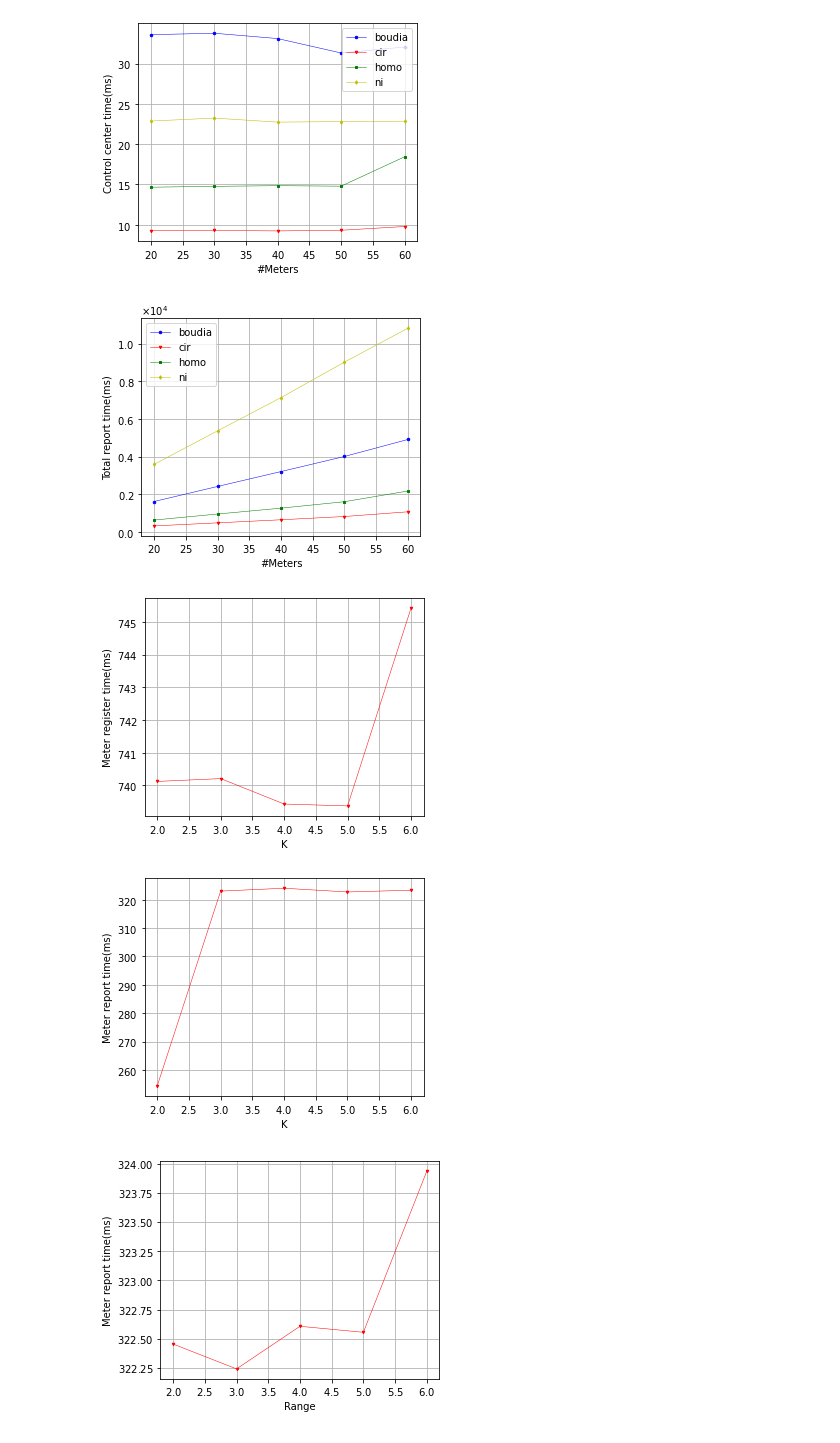
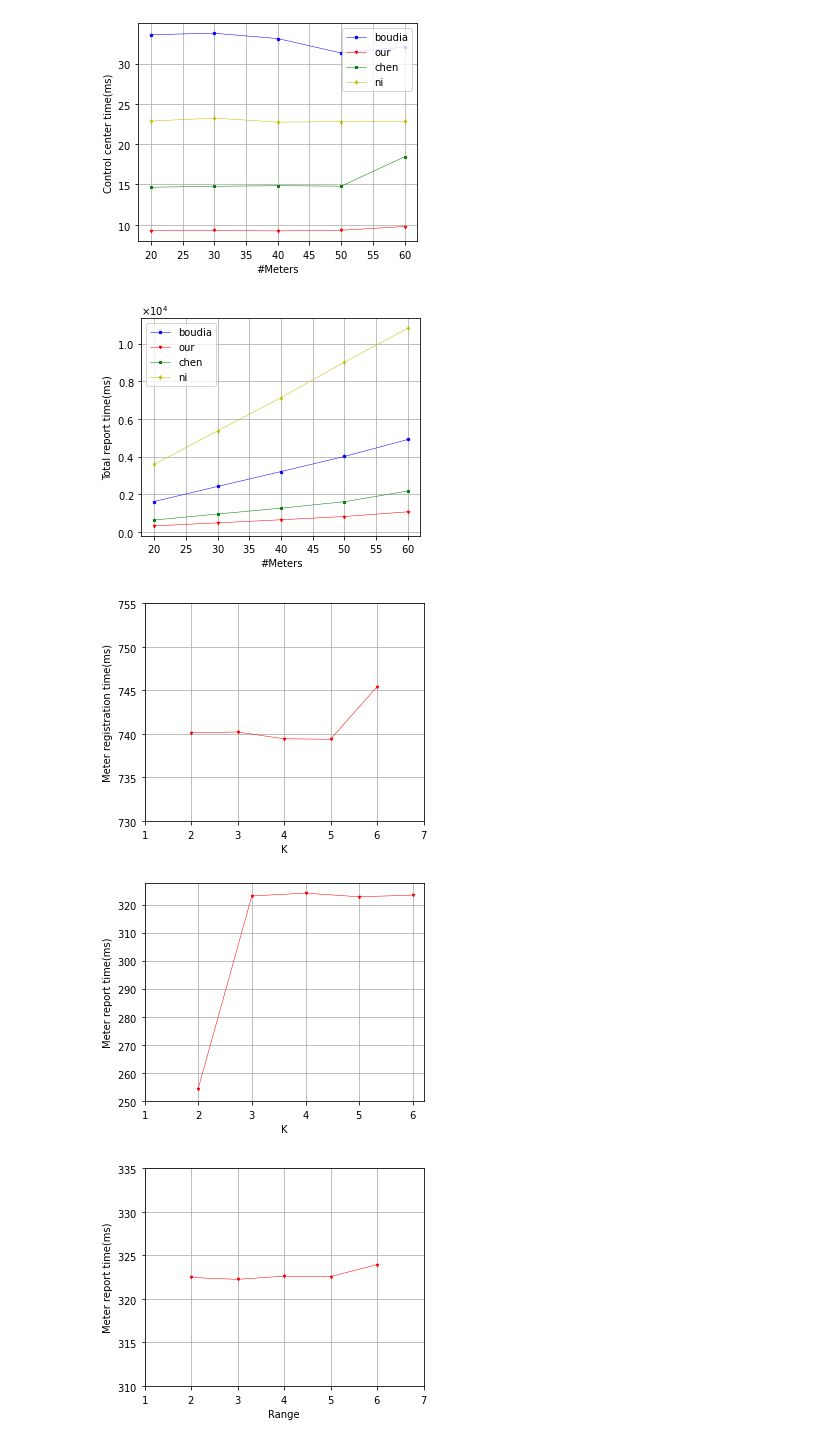
Before and after one commit to SevenBruce/CirAggregation, a Jupyter notebook: python/experments_fig.ipynb, the cells around one changed output. Drawn from its saved outputs; the diff is of its cells as text; code cells hidden in the pictures.

```diff
--- a/python/experments_fig.ipynb
+++ b/python/experments_fig.ipynb
@@ -127,7 +128,7 @@ for i, e, f in zip(range(0,4), exp_name, rep_func):
     host_df = avg_df_midx.loc[('raspberrypi', e, f)]
     x = host_df.index
     y = host_df.meter_time/1e6
-    plt.plot(x, y, marker=markers[i], color=color[i], label=e)
+    plt.plot(x, y, marker=markers[i], color=color[i], label=name_map[e])
 
 plt.xlabel('#Meters')
 plt.ylabel('Meter report time(ms)')
@@ -147,10 +148,10 @@ for i, e, f in zip(range(0,4), exp_name, rep_func):
     host_df = avg_df_midx.loc[('BruceChen', e, f)]
     x = host_df.index
     y = host_df['agg']/1e6
-    plt.plot(x, y, marker=markers[i], color=color[i], label=e)
+    plt.plot(x, y, marker=markers[i], color=color[i], label=name_map[e])
 
 plt.xlabel('#Meters')
-plt.ylabel('Aggragater time(ms)')
+plt.ylabel('Aggregator registration time(ms)')
 plt.ticklabel_format(axis='y', style='sci', scilimits=(-4, 3))
 plt.grid()
 plt.legend()
@@ -167,7 +168,7 @@ for i, e, f in zip(range(0,4), exp_name, rep_func):
     host_df = avg_df_midx.loc[('BruceChen', e, f)]
     x = host_df.index
     y = host_df.control/1e6
-    plt.plot(x, y, marker=markers[i], color=color[i], label=e)
+    plt.plot(x, y, marker=markers[i], color=color[i], label=name_map[e])
 
 plt.xlabel('#Meters')
 plt.ylabel('Control center time(ms)')
@@ -188,7 +189,7 @@ for i, e, f in zip(range(0,4), exp_name, rep_func):
     host_df = avg_df_midx.loc[('BruceChen', e, f)]
     x = rap_df.index
     y = (host_df.ex_meter_time + rap_df.meter_time)/1e6
-    plt.plot(x, y, marker=markers[i], color=color[i], label=e)
+    plt.plot(x, y, marker=markers[i], color=color[i], label=name_map[e])
 
 plt.xlabel('#Meters')
 plt.ylabel('Total report time(ms)')
@@ -198,7 +199,7 @@ plt.legend()
 plt.savefig('figs/total_report.pdf')
 plt.show()
 # %% [output]
-[figure, old version]
+[figure, new version]
 # %%
 # k anonymous register
 
@@ -210,14 +211,15 @@ k_y = [avg_df_midx.loc[('raspberrypi', 'cir', f, m_num), 'meter_time']/1e6 for f
 plt.plot(k, k_y, marker=markers[1], color=color[1])
 
 plt.xlabel('K')
-plt.ylabel('Meter register time(ms)')
+plt.ylabel('Meter registration time(ms)')
 plt.ticklabel_format(axis='y', style='sci', scilimits=(-4, 3))
 plt.grid()
-# plt.legend()
+plt.yticks(range(730, 760, 5))
+plt.xticks(range(1,8))
 plt.savefig('figs/meter_k_register.pdf')
 plt.show()
 # %% [output]
-[figure, old version]
+[figure, new version]
 # %%
 # k anonymous report
 k = [k for k in range(2,7)]
@@ -231,26 +233,29 @@ plt.xlabel('K')
 plt.ylabel('Meter report time(ms)')
 plt.ticklabel_format(axis='y', style='sci', scilimits=(-4, 3))
 plt.grid()
-# plt.legend()
+plt.yticks(range(250, 330, 10))
+plt.xticks(range(1, 7))
 plt.savefig('figs/meter_k_report.pdf')
 plt.show()
 # %% [output]
-[figure, old version]
+[figure, new version]
 # %%
 # k anonymous range
 r = [r for r in range(2,7)]
 r_anony_f = ['meterRepTime_r' + str(k) for k in range(2, 7)]
 m_num = 20
 r_y = [avg_df_midx.loc[('raspberrypi', 'cir', f, m_num), 'meter_time']/1e6 for f in r_anony_f]
 
 plt.plot(r, r_y, marker=markers[1], color=color[1])
 
 plt.xlabel('Range')
 plt.ylabel('Meter report time(ms)')
 plt.ticklabel_format(axis='y', style='sci', scilimits=(-4, 3))
 plt.grid()
-# plt.legend()
+plt.yticks(range(310, 340, 5))
+plt.xticks(range(1, 8))
+
 plt.savefig('figs/meter_range_register.pdf')
 plt.show()
 # %% [output]
-[figure, old version]
+[figure, new version]
```
Also changed, not shown: parts of 4 cells of this notebook, 9 other files.
